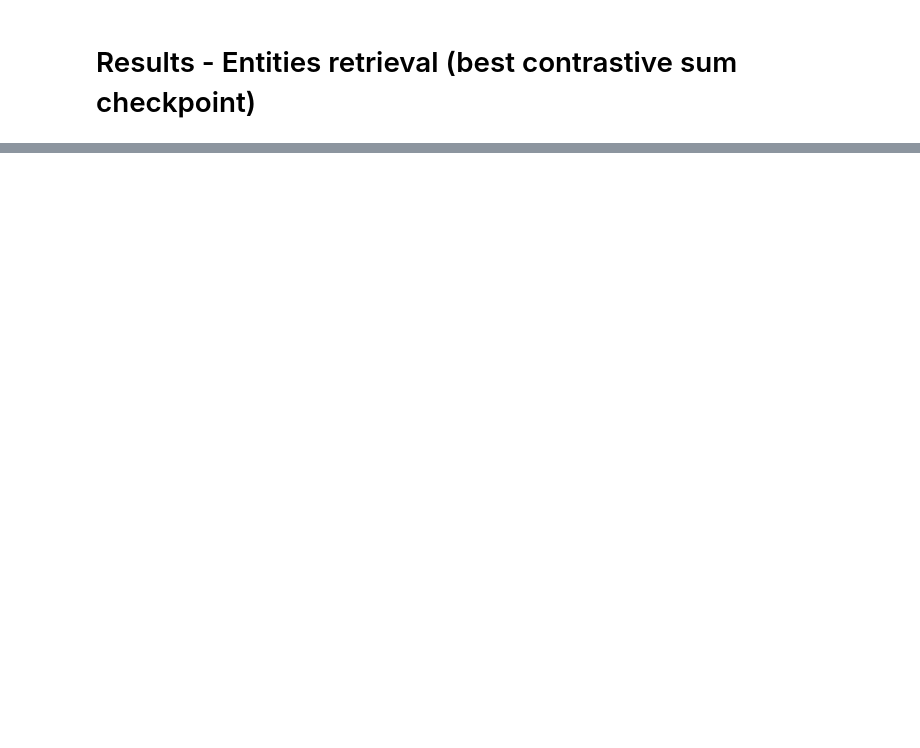
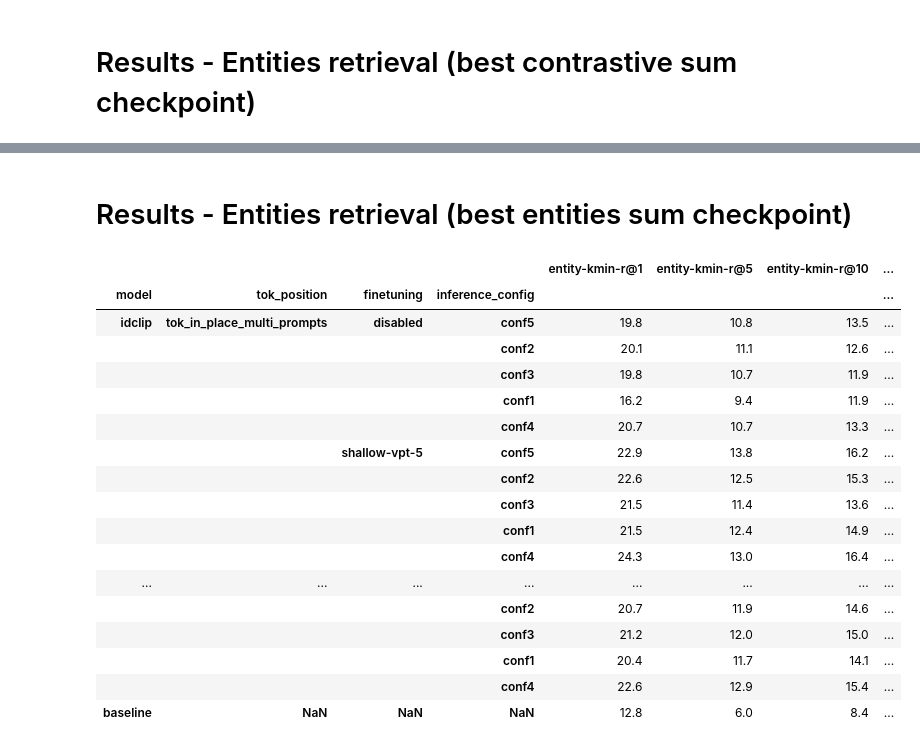
Before and after one commit to mesnico/IdCLIP, a Jupyter notebook: show.ipynb, the cells around one changed output, grey strips where cells are left out. Cells and saved outputs as stored; diff of their text form; code cells hidden in the pictures; blank space fills up the shorter version.

```diff
--- a/show.ipynb
+++ b/show.ipynb
@@ -291,0 +368,62 @@ metrics
+# %% [markdown]
+# Results - Entities retrieval (best entities sum checkpoint)
+# %%
+# collect all data
+ROOT = "runs"
+
+metrics = collect_all(ROOT, 'best-entities-sum', test_config='entities')
+metrics_baselines = collect_all(ROOT, 'original_checkpoint', test_config='entities')    # baseline model
+metrics_concat = pd.concat([metrics, metrics_baselines], axis=0, join='outer')
+
+metrics = summarize_metrics(
+    metrics_concat,
+    training_setup=["with_entities", np.nan],
+    finetuning=["disabled", "shallow-vpt-5", np.nan],
+    # tok_position=["tok_in_place_multi_prompts", np.nan],
+    # tok_position_inference=["in_place", None]
+    )
+
+# remove all columns containing "entity-r"
+metrics = metrics.loc[:, ~metrics.columns.str.contains('entity-r')]
+metrics.drop(columns="entities_sum", inplace=True)
+
+# remove data, translator, tok_position, training-setup, loss, lr, tok_position_inference from the multi index
+metrics.index = metrics.index.droplevel(['data', 'translator', 'training-setup', 'loss', 'lr'])
+
+# reorder columns to t2i-r@1 t2i-r@5 t2i-r@10 t2i-r@50 contrastive_t2i_sum
+metrics = metrics[["entity-kmin-r@1", "entity-kmin-r@5", "entity-kmin-r@10", "entity-kmin-r@50", "entities_kmin_sum", "mAP"]]
+
+# transform in percentage
+metrics = metrics * 100
+
+metrics
+
+# latex = render_to_latex(
+#     metrics,
+#     caption="Entities Retrieval",
+#     clines="skip-last;data",
+#     hrules=True,
+#     column_format="llllcccccc",
+#     convert_css=True
+# )
+
+# print(latex)
+# %% [output]
+|  |  |  |  | entity-kmin-r@1 | entity-kmin-r@5 | entity-kmin-r@10 | ... |
+| model | tok_position | finetuning | inference_config |  |  |  | ... |
+| idclip | tok_in_place_multi_prompts | disabled | conf5 | 19.8 | 10.8 | 13.5 | ... |
+|  |  |  | conf2 | 20.1 | 11.1 | 12.6 | ... |
+|  |  |  | conf3 | 19.8 | 10.7 | 11.9 | ... |
+|  |  |  | conf1 | 16.2 | 9.4 | 11.9 | ... |
+|  |  |  | conf4 | 20.7 | 10.7 | 13.3 | ... |
+|  |  | shallow-vpt-5 | conf5 | 22.9 | 13.8 | 16.2 | ... |
+|  |  |  | conf2 | 22.6 | 12.5 | 15.3 | ... |
+|  |  |  | conf3 | 21.5 | 11.4 | 13.6 | ... |
+|  |  |  | conf1 | 21.5 | 12.4 | 14.9 | ... |
+|  |  |  | conf4 | 24.3 | 13.0 | 16.4 | ... |
+| ... | ... | ... | ... | ... | ... | ... | ... |
+|  |  |  | conf2 | 20.7 | 11.9 | 14.6 | ... |
+|  |  |  | conf3 | 21.2 | 12.0 | 15.0 | ... |
+|  |  |  | conf1 | 20.4 | 11.7 | 14.1 | ... |
+|  |  |  | conf4 | 22.6 | 12.9 | 15.4 | ... |
+| baseline | NaN | NaN | NaN | 12.8 | 6.0 | 8.4 | ... |
```
Also changed, not shown: parts of 6 cells of this notebook, 23 other files.
